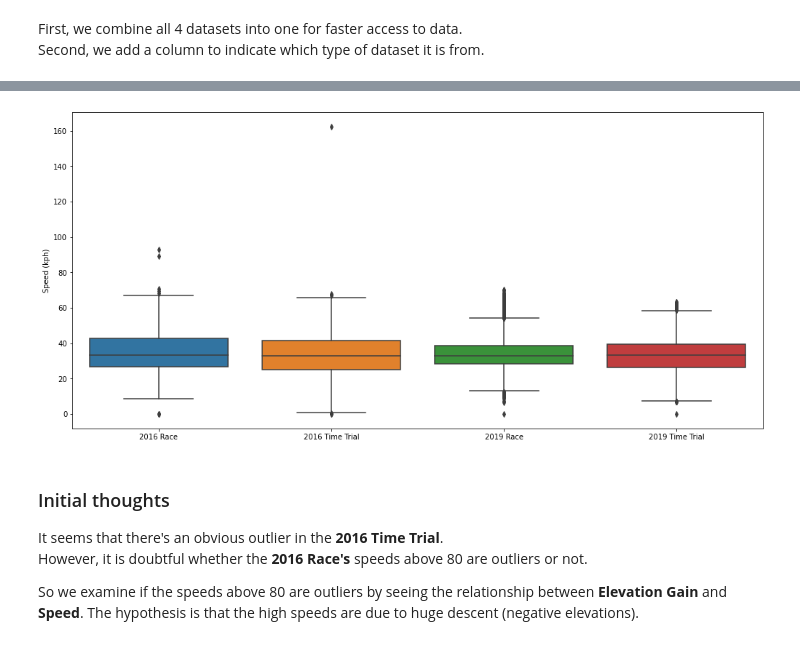
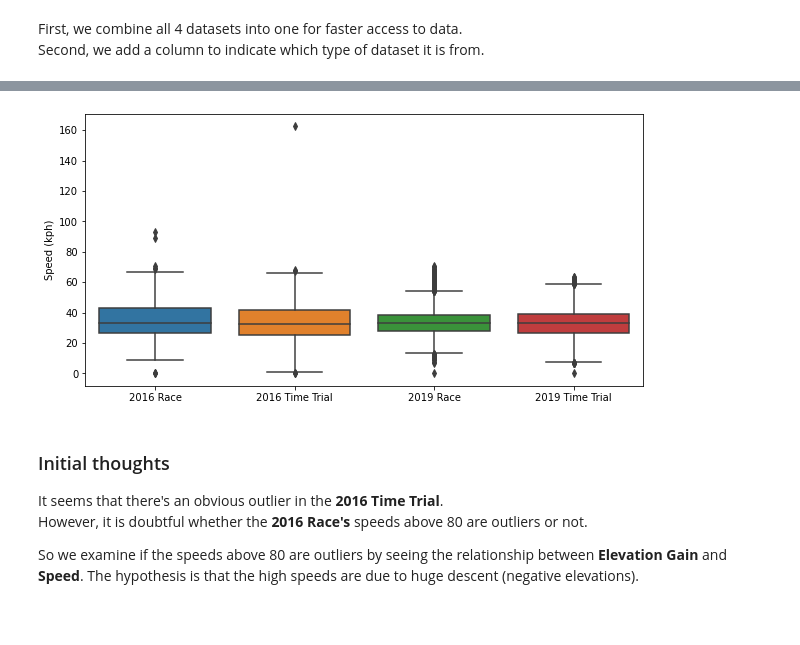
Before and after one commit to walthersy/DataScience-Portfolio, a Jupyter notebook: Portfolio 1.ipynb, the cells around one changed output, grey strips where cells are left out. Cells and saved outputs as stored; diff of their text form; code cells hidden in the pictures; blank space fills up the shorter version.

```diff
--- a/Portfolio 1.ipynb
+++ b/Portfolio 1.ipynb
@@ -96,12 +97,12 @@ df.sample(n=5)
 # %%
 # Make boxplots for all datasets
 
-plt.subplots(figsize=(17,8))
+plt.subplots(figsize=(10,5))
 bx = sns.boxplot(x='dataset',y='speed',data=df)
 bx.set(xlabel = '',ylabel="Speed (kph)")
 plt.show()
 # %% [output]
-[figure, old version]
+[figure, new version]
 # %% [markdown]
 ### Initial thoughts
 
```
Also changed, not shown: parts of 16 cells of this notebook.
